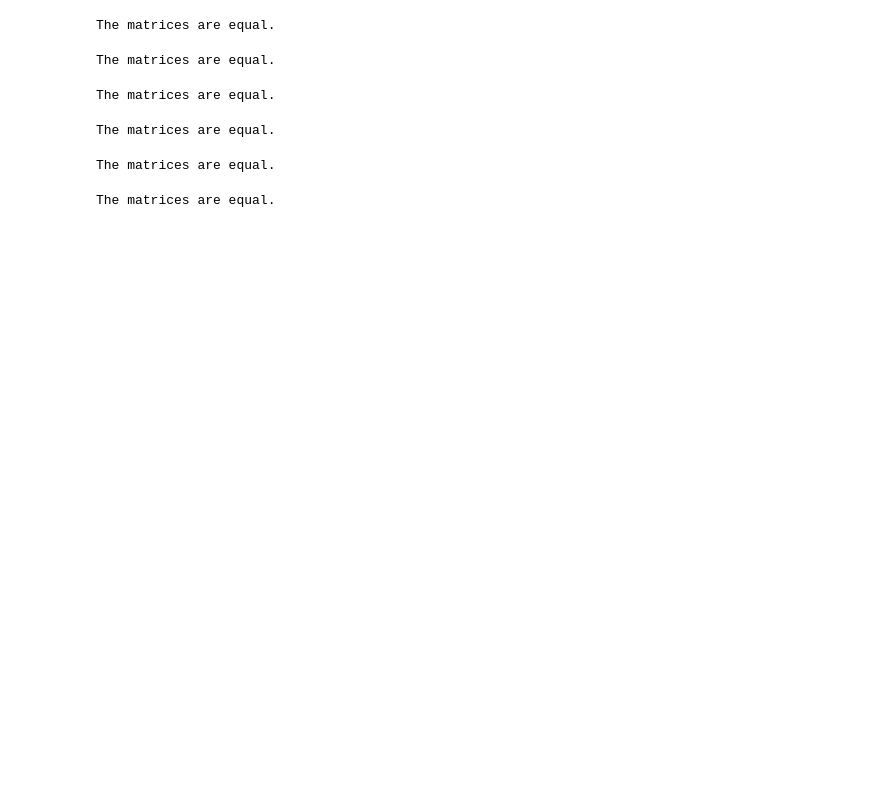
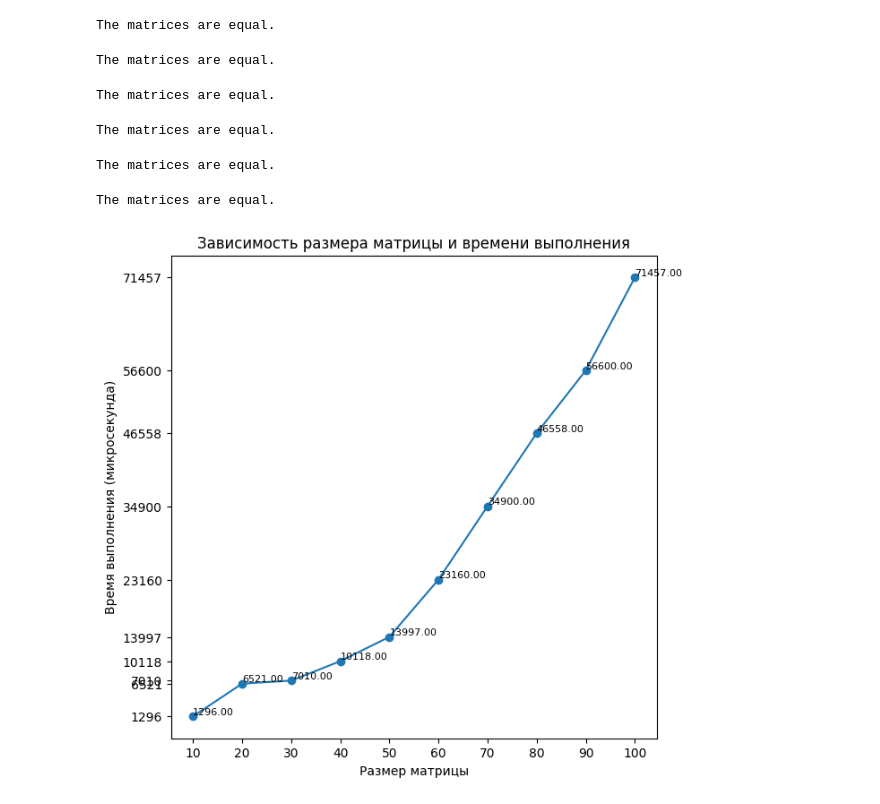
Before and after one commit to quocmoet195/Paralle-programming, a Jupyter notebook: Check_mul.ipynb, the cells around one changed output. Saved outputs shown, nothing was run; the diff lists cells and outputs as text; code cells hidden in the pictures; blank space fills up the shorter version.

```diff
--- a/Check_mul.ipynb
+++ b/Check_mul.ipynb
@@ -65,3 +65,21 @@ The matrices are equal.
 checkMultiMatrices('Matrix_1/matrix1_100.txt', 'Matrix_2/matrix2_100.txt','Output/output_100.txt')
 # %% [output]
 The matrices are equal.
+# %%
+times_dot = list(np.genfromtxt("times.txt", delimiter=","))
+sizes_mat = [10, 20, 30, 40, 50, 60, 70, 80, 90, 100]
+
+plt.figure(figsize=(7, 7))
+plt.plot(sizes_mat, times_dot, marker='o', linestyle='-')
+plt.title('Зависимость размера матрицы и времени выполнения')
+plt.xlabel('Размер матрицы')
+plt.ylabel('Время выполнения (микросекунда)')
+
+plt.xticks(sizes_mat)
+plt.yticks([int(t) for t in times_dot])
+plt.tick_params(axis='y', labelleft=True)
+for size, time in zip(sizes_mat, times_dot):
+    plt.text(size, time, f'{time:.2f}', fontsize=8, ha='left', va='bottom')
+plt.show()
+# %% [output]
+[figure, added]
```
Also changed, not shown: 2 other files.
